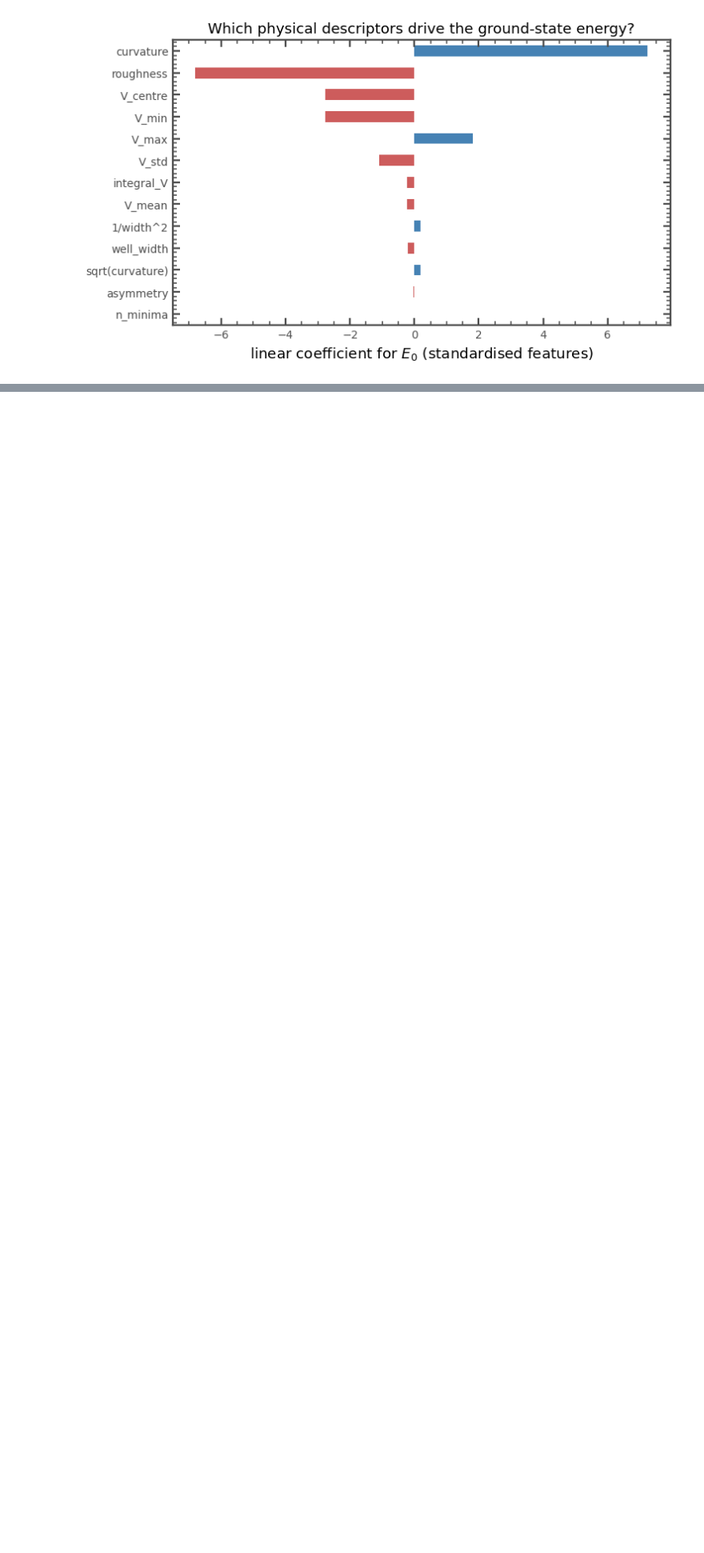
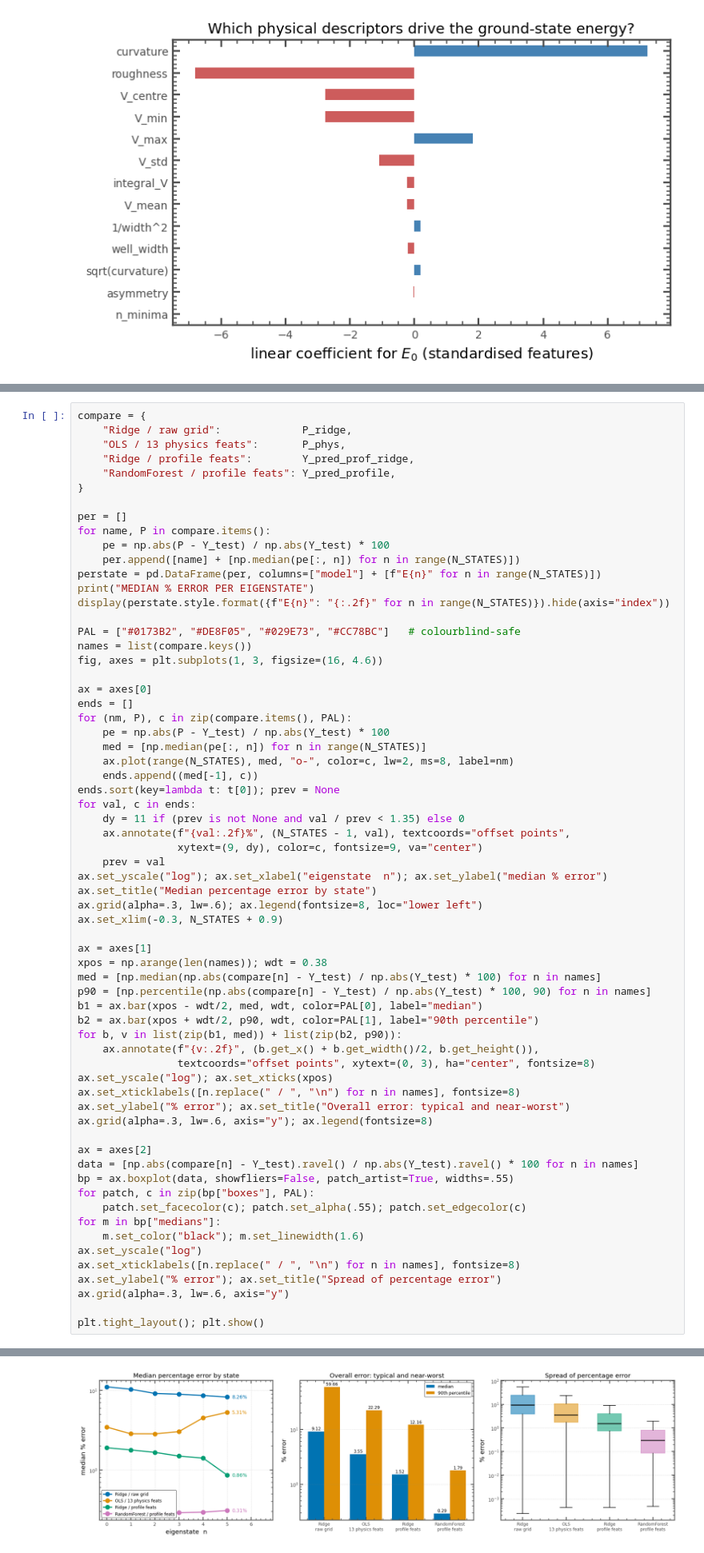
Before and after one commit to navgaur/SP-QM_ML-2025, a Jupyter notebook: QM_ML_update.ipynb, the cells around one changed output, grey strips where cells are left out. Shown at 80% size. Saved outputs shown, nothing was run; the diff lists cells and outputs as text; blank space fills up the shorter version.

```diff
--- a/QM_ML_update.ipynb
+++ b/QM_ML_update.ipynb
@@ -741,0 +752,66 @@ plt.tight_layout(); plt.show()
+# %%
+compare = {
+    "Ridge / raw grid":             P_ridge,
+    "OLS / 13 physics feats":       P_phys,
+    "Ridge / profile feats":        Y_pred_prof_ridge,
+    "RandomForest / profile feats": Y_pred_profile,
+}
+
+per = []
+for name, P in compare.items():
+    pe = np.abs(P - Y_test) / np.abs(Y_test) * 100
+    per.append([name] + [np.median(pe[:, n]) for n in range(N_STATES)])
+perstate = pd.DataFrame(per, columns=["model"] + [f"E{n}" for n in range(N_STATES)])
+print("MEDIAN % ERROR PER EIGENSTATE")
+display(perstate.style.format({f"E{n}": "{:.2f}" for n in range(N_STATES)}).hide(axis="index"))
+
+PAL = ["#0173B2", "#DE8F05", "#029E73", "#CC78BC"]   # colourblind-safe
+names = list(compare.keys())
+fig, axes = plt.subplots(1, 3, figsize=(16, 4.6))
+
+ax = axes[0]
+ends = []
+for (nm, P), c in zip(compare.items(), PAL):
+    pe = np.abs(P - Y_test) / np.abs(Y_test) * 100
+    med = [np.median(pe[:, n]) for n in range(N_STATES)]
+    ax.plot(range(N_STATES), med, "o-", color=c, lw=2, ms=8, label=nm)
+    ends.append((med[-1], c))
+ends.sort(key=lambda t: t[0]); prev = None
+for val, c in ends:
+    dy = 11 if (prev is not None and val / prev < 1.35) else 0
+    ax.annotate(f"{val:.2f}%", (N_STATES - 1, val), textcoords="offset points",
+                xytext=(9, dy), color=c, fontsize=9, va="center")
+    prev = val
+ax.set_yscale("log"); ax.set_xlabel("eigenstate  n"); ax.set_ylabel("median % error")
+ax.set_title("Median percentage error by state")
+ax.grid(alpha=.3, lw=.6); ax.legend(fontsize=8, loc="lower left")
+ax.set_xlim(-0.3, N_STATES + 0.9)
+
+ax = axes[1]
+xpos = np.arange(len(names)); wdt = 0.38
+med = [np.median(np.abs(compare[n] - Y_test) / np.abs(Y_test) * 100) for n in names]
+p90 = [np.percentile(np.abs(compare[n] - Y_test) / np.abs(Y_test) * 100, 90) for n in names]
+b1 = ax.bar(xpos - wdt/2, med, wdt, color=PAL[0], label="median")
+b2 = ax.bar(xpos + wdt/2, p90, wdt, color=PAL[1], label="90th percentile")
+for b, v in list(zip(b1, med)) + list(zip(b2, p90)):
+    ax.annotate(f"{v:.2f}", (b.get_x() + b.get_width()/2, b.get_height()),
+                textcoords="offset points", xytext=(0, 3), ha="center", fontsize=8)
+ax.set_yscale("log"); ax.set_xticks(xpos)
+ax.set_xticklabels([n.replace(" / ", "\n") for n in names], fontsize=8)
+ax.set_ylabel("% error"); ax.set_title("Overall error: typical and near-worst")
+ax.grid(alpha=.3, lw=.6, axis="y"); ax.legend(fontsize=8)
+
+ax = axes[2]
+data = [np.abs(compare[n] - Y_test).ravel() / np.abs(Y_test).ravel() * 100 for n in names]
+bp = ax.boxplot(data, showfliers=False, patch_artist=True, widths=.55)
+for patch, c in zip(bp["boxes"], PAL):
+    patch.set_facecolor(c); patch.set_alpha(.55); patch.set_edgecolor(c)
+for m in bp["medians"]:
+    m.set_color("black"); m.set_linewidth(1.6)
+ax.set_yscale("log")
+ax.set_xticklabels([n.replace(" / ", "\n") for n in names], fontsize=8)
+ax.set_ylabel("% error"); ax.set_title("Spread of percentage error")
+ax.grid(alpha=.3, lw=.6, axis="y")
+
+plt.tight_layout(); plt.show()
+# %% [output]
@@ -742,3 +824,4 @@ plt.tight_layout(); plt.show()
+[figure, added]
 # %% [markdown]
 ## 8. Error analysis
 # %%
```
Also changed, not shown: parts of 2 cells of this notebook.
